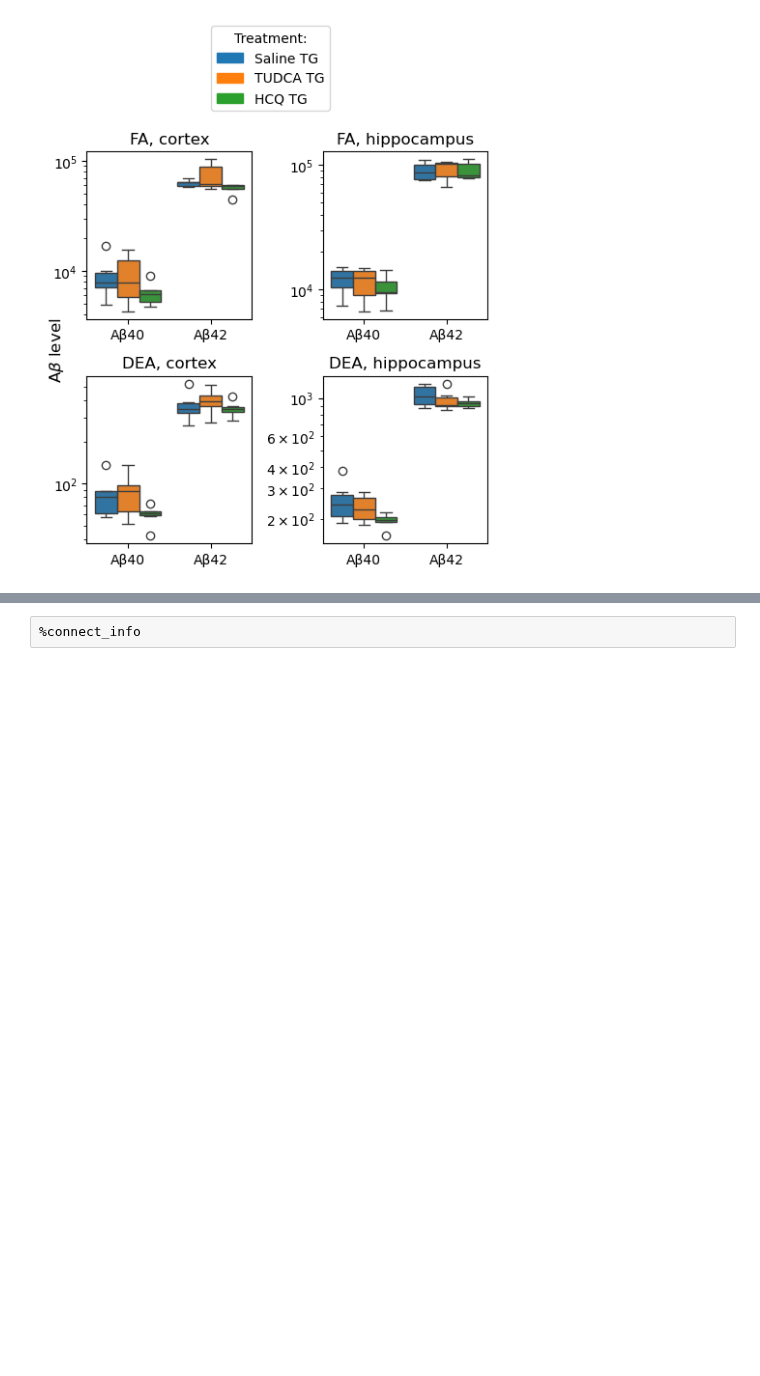
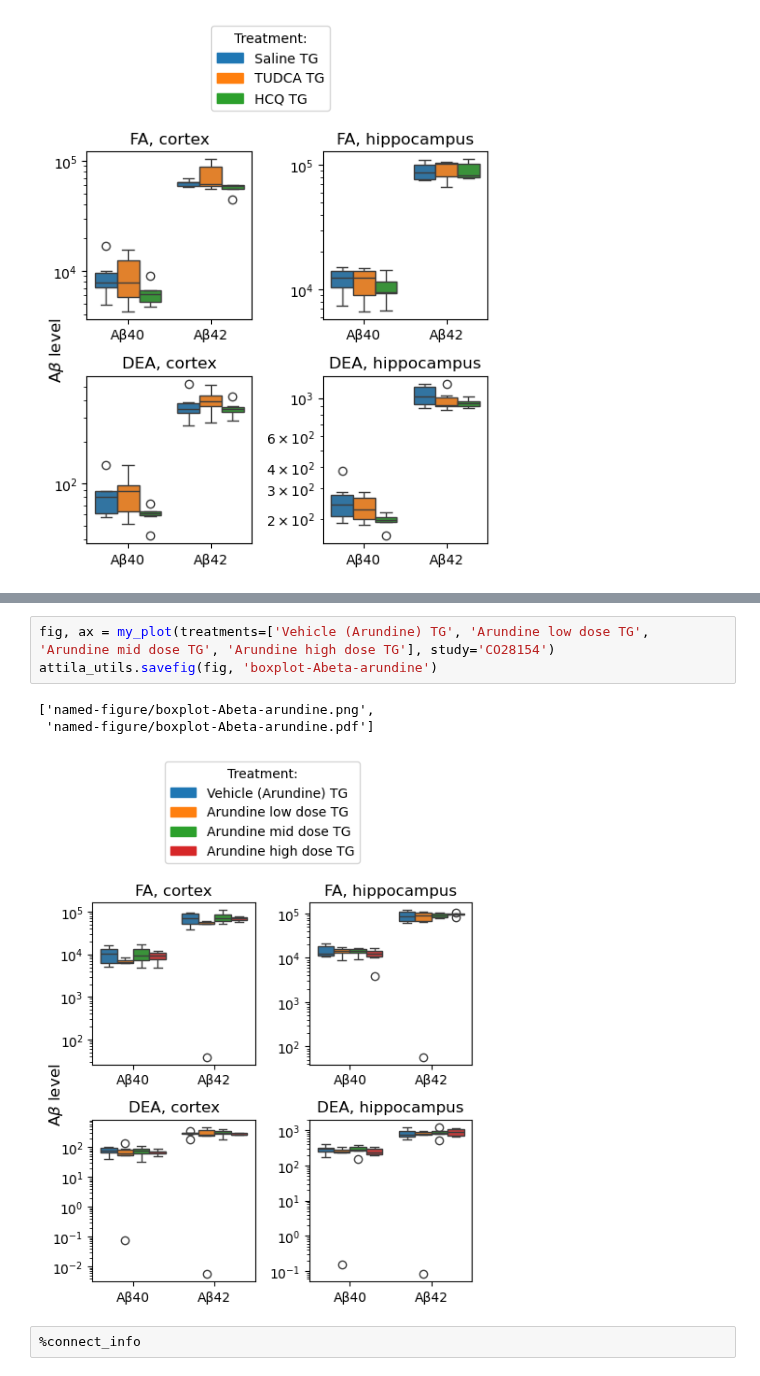
Before and after one commit to attilagk/CTNS-notebook, a Jupyter notebook: 2024-08-08-biochemistry/2024-08-08-biochemistry.ipynb, the cells around one changed output, grey strips where cells are left out. Cells and saved outputs as stored; diff of their text form; blank space fills up the shorter version.

```diff
--- a/2024-08-08-biochemistry/2024-08-08-biochemistry.ipynb
+++ b/2024-08-08-biochemistry/2024-08-08-biochemistry.ipynb
@@ -136,3 +143,10 @@ attila_utils.savefig(fig, 'boxplot-Abeta-TUDCA-or-HCQ')
+# %%
+fig, ax = my_plot(treatments=['Vehicle (Arundine) TG', 'Arundine low dose TG', 'Arundine mid dose TG', 'Arundine high dose TG'], study='CO28154')
+attila_utils.savefig(fig, 'boxplot-Abeta-arundine')
+# %% [output]
+['named-figure/boxplot-Abeta-arundine.png',
+ 'named-figure/boxplot-Abeta-arundine.pdf']
+[figure, added]
 # %%
 %connect_info
 # %% [output]
```
Also changed, not shown: parts of 1 cell of this notebook.
